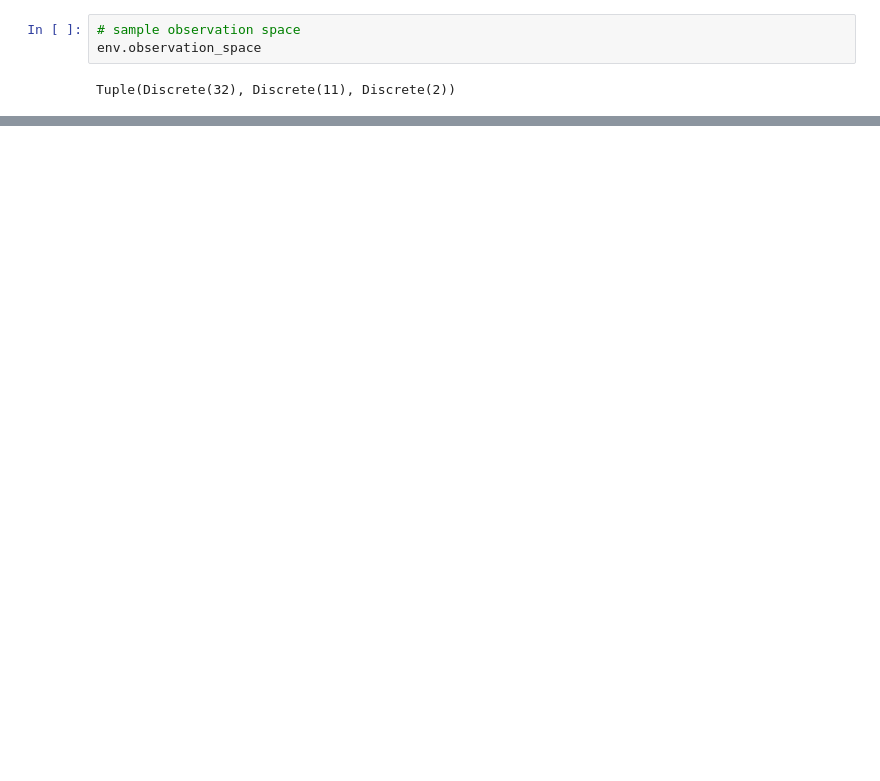
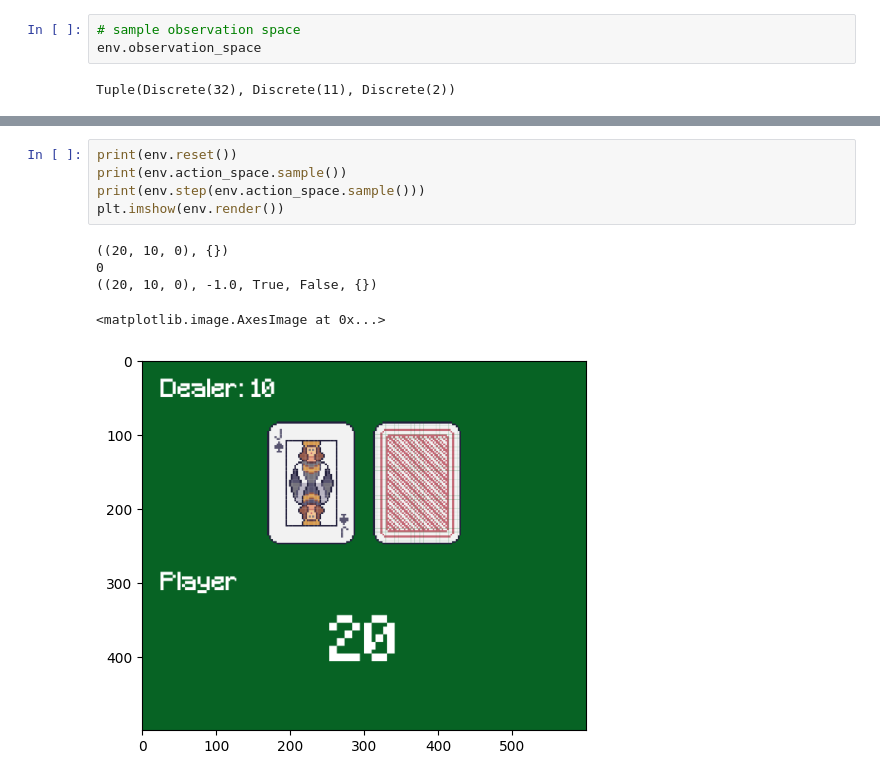
Before and after one commit to aahiljivani/RL-Gymnasium-Agents, a Jupyter notebook: Monte_Carlo_BlackJack.ipynb, the cells around one changed output, grey strips where cells are left out. Drawn from its saved outputs; the diff is of its cells as text; blank space fills up the shorter version.

```diff
--- a/Monte_Carlo_BlackJack.ipynb
+++ b/Monte_Carlo_BlackJack.ipynb
@@ -158,0 +30,11 @@ Evaluation over 10 episodes:
+# %%
+print(env.reset())
+print(env.action_space.sample())
+print(env.step(env.action_space.sample()))
+plt.imshow(env.render())
+# %% [output]
+((20, 10, 0), {})
+0
+((20, 10, 0), -1.0, True, False, {})
+<matplotlib.image.AxesImage at 0x...>
+[figure, added]
```
Also changed, not shown: parts of 7 cells of this notebook, 1 other file.
